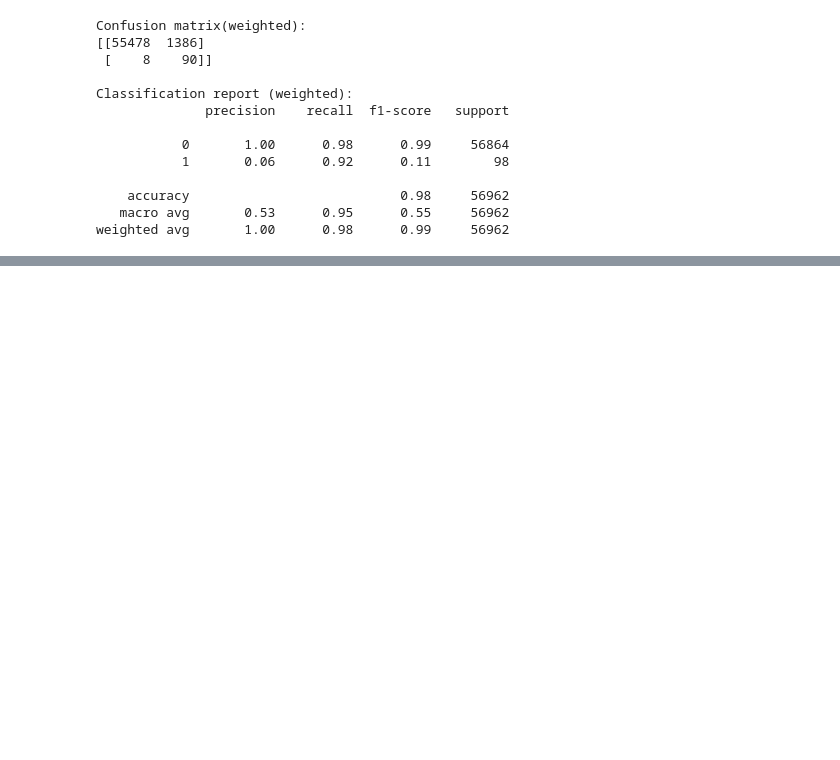
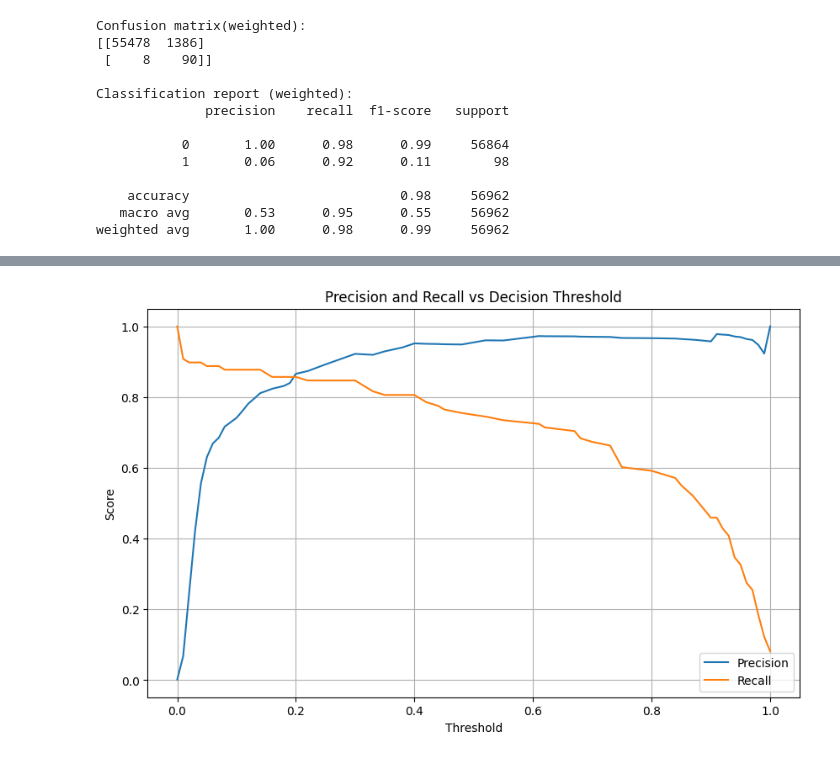
Before and after one commit to destinyalliah/fraud-detection-imbalanced, a Jupyter notebook: notebooks/01_exploration.ipynb, the cells around one changed output, grey strips where cells are left out. Cells and saved outputs as stored; diff of their text form; code cells hidden in the pictures; blank space fills up the shorter version.

```diff
--- a/notebooks/01_exploration.ipynb
+++ b/notebooks/01_exploration.ipynb
@@ -127,0 +133,18 @@ Recall increased from 63% to 92%, so the model caught 92% of fraud cases.
+# %%
+from sklearn.ensemble import RandomForestClassifier
+
+rf = RandomForestClassifier(
+    #number of decision trees
+    n_estimators = 100,
+    class_weight = 'balanced',
+    random_state = 42,
+    n_jobs = -1
+)
+rf.fit(X_train_scaled, y_train)
+
+y_pred_rf = rf.predict(X_test_scaled)
+
+print("Confusion matrix (RandomForest):")
+print(confusion_matrix(y_test, y_pred_rf))
+print("\nClassification report (RandomForest):")
+print(classification_report(y_test, y_pred_rf))
@@ -127,0 +173,24 @@ Recall increased from 63% to 92%, so the model caught 92% of fraud cases.
+# %%
+from sklearn.metrics import precision_recall_curve
+import matplotlib.pyplot as plt
+
+# retrieve the model's fraud probabilities
+# [:, 1] takes the probability of class 1 (fraud)
+
+y_probs = rf.predict_proba(X_test_scaled)[:, 1]
+
+#compute precision and recall at every possible threshold
+precisions, recalls, thresholds = precision_recall_curve(y_test, y_probs)
+
+#plot precision and recall as the threshold changes
+plt.figure(figsize=(10,6))
+plt.plot(thresholds, precisions[:-1], label = 'Precision')
+plt.plot(thresholds, recalls[:-1], label = 'Recall')
+plt.xlabel('Threshold')
+plt.ylabel('Score')
+plt.title('Precision and Recall vs Decision Threshold')
+plt.legend()
+plt.grid(True)
+plt.show()
+# %% [output]
+[figure, added]
```
Also changed, not shown: parts of 5 cells of this notebook, 3 other files.
